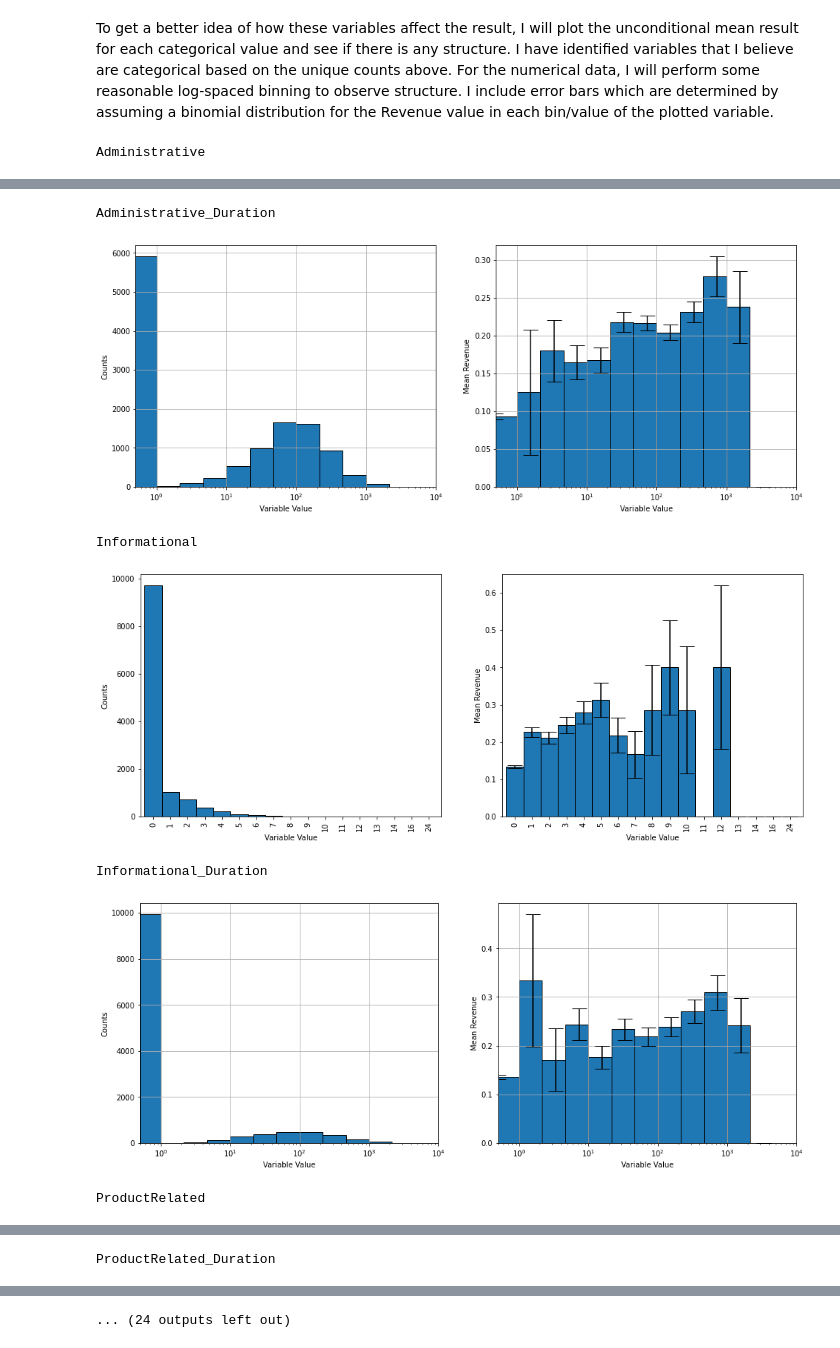
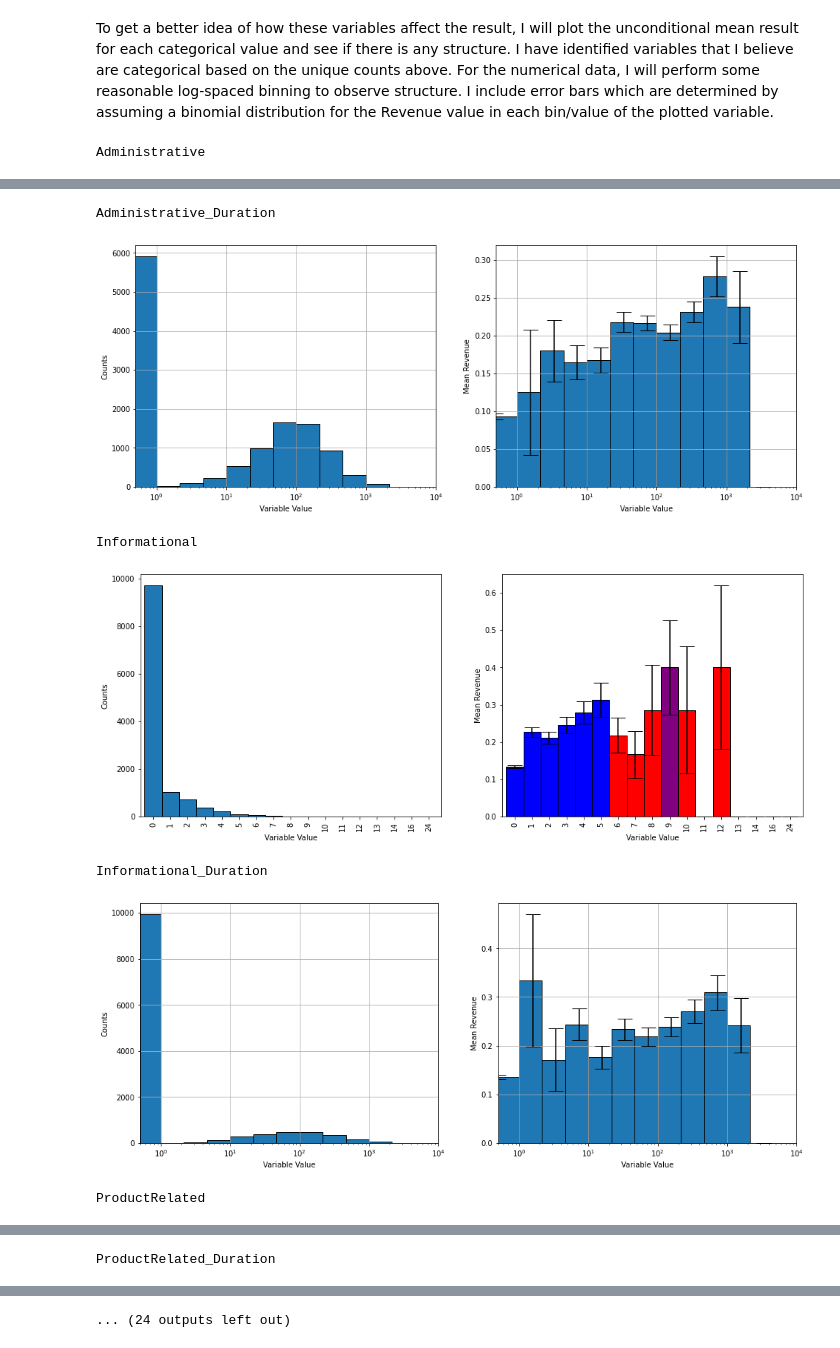
Before and after one commit to tbrandonstevenson/Data-Exercises, a Jupyter notebook: RevenueClass.ipynb, the cells around one changed output, grey strips where cells are left out. Saved outputs shown, nothing was run; the diff lists cells and outputs as text; code cells hidden in the pictures.

Commit message:
Identified and encoded categorical features

```diff
--- a/RevenueClass.ipynb
+++ b/RevenueClass.ipynb
@@ -74,12 +102,21 @@ Revenue
+# %%
+#Change dtype of month from object to int
+monthdict = {'Jan':1, 'Feb':2, 'Mar':3, 'Apr':4, 'May':5, 'June':6, 'Jul':7, 'Aug':8, 'Sep':9, 'Oct':10, 'Nov':11, 'Dec':12}
+raw_data['Month']=raw_data['Month'].map(monthdict)
 # %% [markdown]
 To get a better idea of how these variables affect the result, I will plot the unconditional mean result for each categorical value and see if there is any structure. I have identified variables that I believe are categorical based on the unique counts above. For the numerical data, I will perform some reasonable log-spaced binning to observe structure. I include error bars which are determined by assuming a binomial distribution for the Revenue value in each bin/value of the plotted variable.
 # %%
+import sklearn.feature_selection
+from sklearn.preprocessing import OneHotEncoder
+
+
 import matplotlib.pyplot as plt
 import numpy as np
 #plot features
 for key in raw_data:
   print(key)
   fig, ax = plt.subplots(ncols=2,figsize=(16,6))
+  #manually identify features which are numerical
   if 'Duration' in key or 'Rates' in key or 'Values' in key or 'Related' in key:
     #create log binning
     uniquevalues=sorted(raw_data[key].unique())
@@ -99,29 +136,42 @@ for key in raw_data:
     stddev=np.sqrt((countdata['mean']*(1-countdata['mean']))/countdata['count'])
 
     ax[0].set_xscale("log")
-    #if key == 'PageValues':
-    #  ax[0].set_xscale("symlog")
     raw_data[key].hist(ax=ax[0], bins=bins, ec="k")
 
-    #display(pd.cut(raw_data[key], bins=bins, include_lowest=True))
-    #break
     ax[1].set_xscale("log")
-    #if key == 'PageValues':
-    #  ax[1].set_xscale("symlog")
     ax[1].bar(bins[:-1], raw_data.groupby(pd.cut(raw_data[key], bins=bins, include_lowest=True))['Revenue'].mean().values, width=np.diff(bins), yerr=stddev, capsize=10, ec="k", align="edge")
     ax[1].grid()
 
     ax[0].set_xlim((bins[1]/2,bins[-1]))
     ax[1].set_xlim((bins[1]/2,bins[-1]))
 
+  #else categorical features
   else:
     raw_data[key].value_counts().sort_index().plot(ax=ax[0],kind='bar', width=1, ec="k")
     if key != 'Revenue':
-      #display(raw_data.groupby(key, as_index=False)['Revenue'].mean()['Revenue'])
-      #raw_data.groupby(key, as_index=False)['Revenue'].mean()['Revenue'].plot(ax=ax[1], kind='bar', width=1, ec="k")
       countdata=raw_data.groupby(key)['Revenue'].agg(['mean','count'])
+      #compute binomical std dev
       stddev=np.sqrt((countdata['mean']*(1-countdata['mean']))/countdata['count'])
-      raw_data.groupby(key)['Revenue'].mean().plot(ax=ax[1], kind='bar', width=1, ec="k", yerr=stddev, capsize=10)
+
+      #convert categ. vars to one hot enc and do chisq test to identify whether that category has significant unconditional dependence on revenue result
+      enc=OneHotEncoder()
+      Xdata = enc.fit_transform(raw_data[[key]])
+      Ydata = raw_data[['Revenue']]
+      stat_res=sklearn.feature_selection.chi2(Xdata, Ydata)
+      mask1=stat_res[1][:]<0.003
+      mask2=stat_res[1][:]<0.05
+      colorstr=[]
+      for sig1,sig2 in zip(mask1,mask2):
+        if sig1:
+          colorstr.append('blue')
+        elif sig2:
+          colorstr.append('purple')
+        else:
+          colorstr.append('red')
+
+      raw_data.groupby(key)['Revenue'].mean().plot(ax=ax[1], kind='bar', width=1, ec="k", yerr=stddev, capsize=10, color=colorstr)
+      #raw_data.groupby(key)['Revenue'].mean()[mask2].plot(ax=ax[1], kind='bar', width=1, ec="k", yerr=stddev, capsize=10, color='red')
+
 
   ax[0].set_xlabel("Variable Value")
   ax[1].set_xlabel("Variable Value")
@@ -135,7 +185,7 @@ Administrative
 Administrative_Duration
 [figure]
 Informational
-[figure, old version]
+[figure, new version]
 Informational_Duration
 [figure]
 ProductRelated
```
Also changed, not shown: parts of 9 cells of this notebook.
